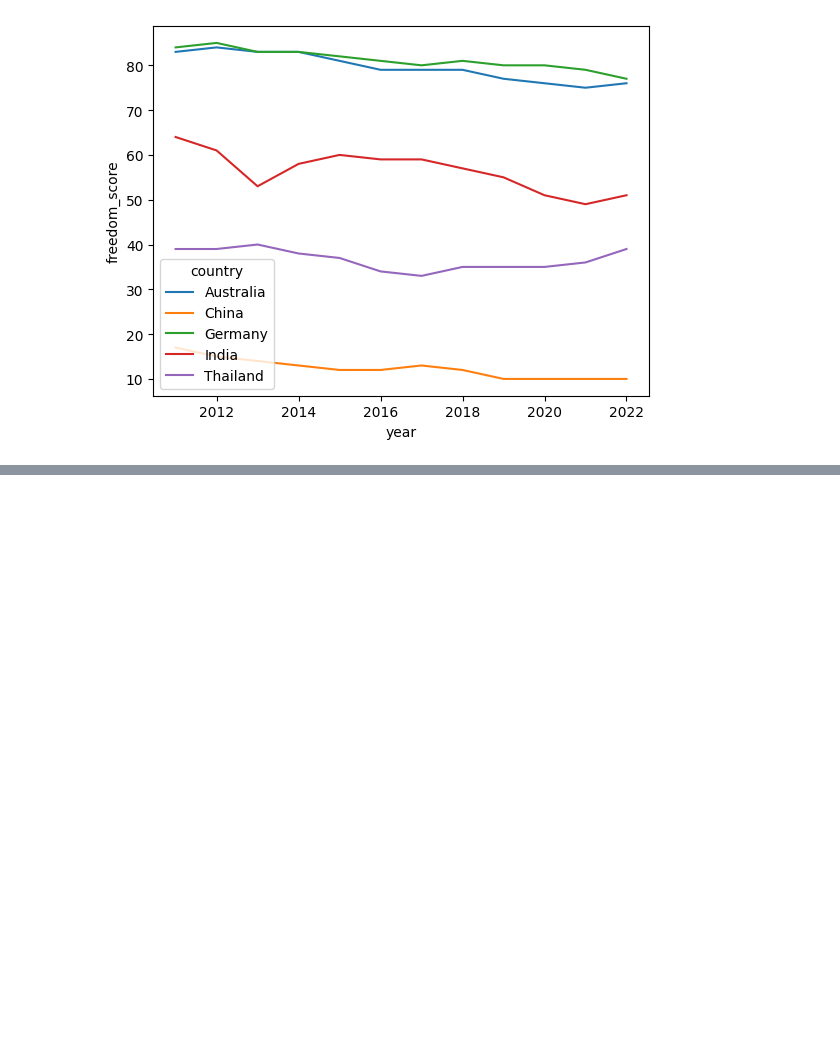
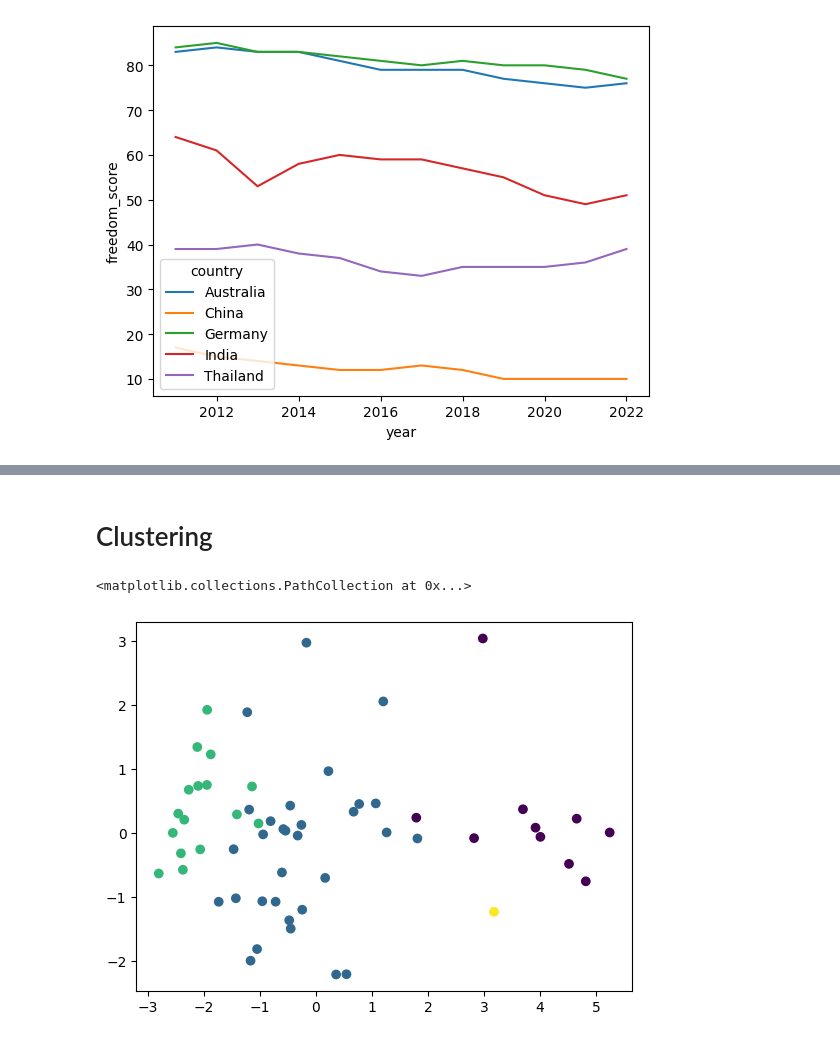
Before and after one commit to apala-1/Internet-Censorship-and-Freedom, a Jupyter notebook: data_analysis.ipynb, the cells around one changed output, grey strips where cells are left out. Saved outputs shown, nothing was run; the diff lists cells and outputs as text; code cells hidden in the pictures; blank space fills up the shorter version.

Commit message:
analysis clustering completed

```diff
--- a/data_analysis.ipynb
+++ b/data_analysis.ipynb
@@ -161,0 +220,2 @@ Name: count, dtype: int64
+# %% [markdown]
+# Clustering
@@ -161,0 +226,11 @@ Name: count, dtype: int64
+# %%
+country_new_avg = data.groupby('country').mean(numeric_only=True)
+
+new_scale = StandardScaler()
+X_scaled = new_scale.fit_transform(country_new_avg)
+
+pca = PCA(n_components=2)
+X_pca = pca.fit_transform(X_scaled)
+# %%
+kmeans = KMeans(n_clusters=4, random_state=42)
+clusters = kmeans.fit_predict(X_scaled)
@@ -161,0 +239,5 @@ Name: count, dtype: int64
+# %%
+plt.scatter(X_pca[:, 0], X_pca[:, 1], c=clusters)
+# %% [output]
+<matplotlib.collections.PathCollection at 0x...>
+[figure, added]
```
Also changed, not shown: parts of 10 cells of this notebook.
